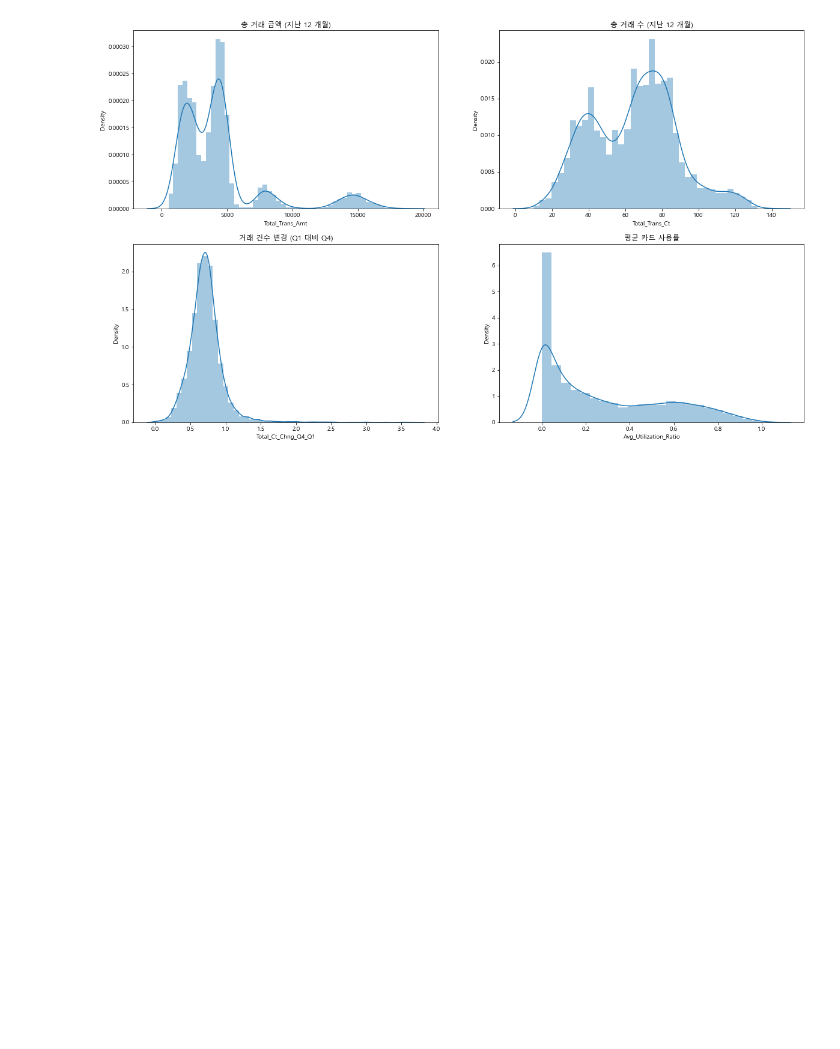
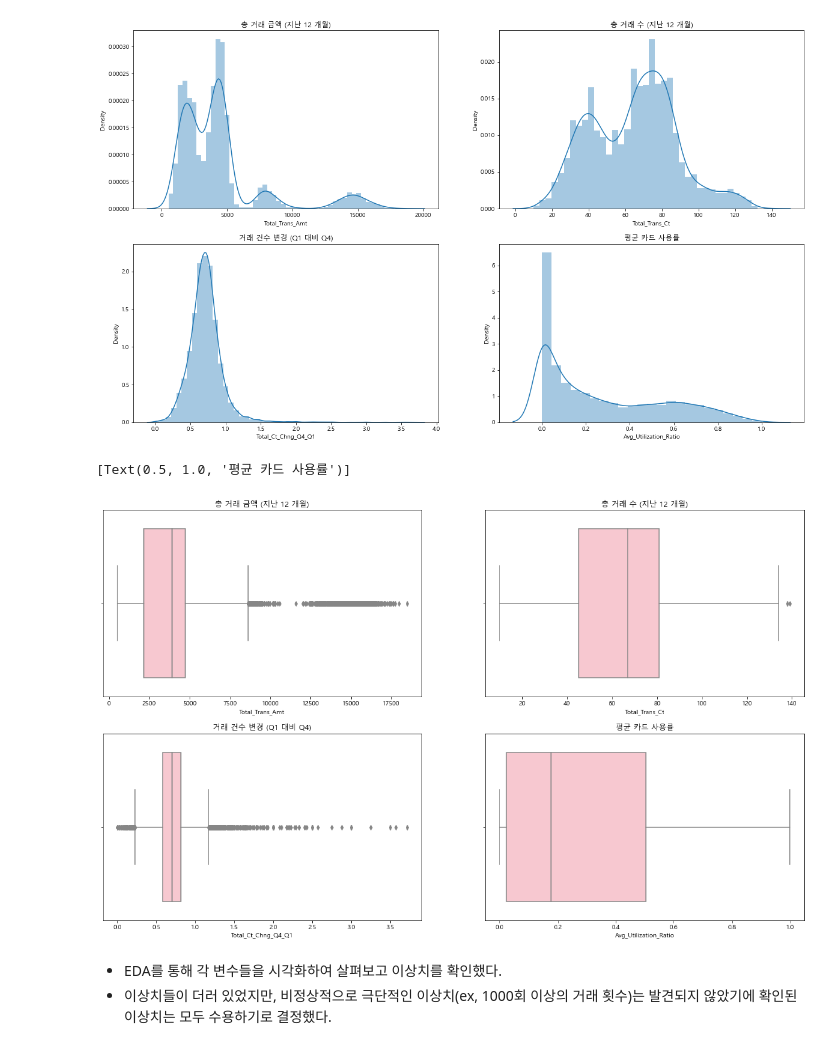
Before and after one commit to Jeong-Bin/DA-PROJECT, a Jupyter notebook: PROJECT_6 신용카드 고객 분석 및 이탈고객 예측.ipynb, the cells around one changed output. Drawn from its saved outputs; the diff is of its cells as text; code cells hidden in the pictures; blank space fills up the shorter version.

```diff
--- a/PROJECT_6 신용카드 고객 분석 및 이탈고객 예측.ipynb
+++ b/PROJECT_6 신용카드 고객 분석 및 이탈고객 예측.ipynb
@@ -212,3 +255,22 @@ ax4.set(title='평균 카드 사용률')
 # %% [output]
 [Text(0.5, 1.0, '평균 카드 사용률')]
 [figure]
+# %%
+figure, ((ax1,ax2), (ax3,ax4)) = plt.subplots(nrows=2, ncols=2)
+figure.set_size_inches(20,12)
+
+sns.boxplot(data=df, x='Total_Trans_Amt', ax=ax1, color="pink")
+sns.boxplot(data=df, x='Total_Trans_Ct', ax=ax2, color="pink")
+sns.boxplot(data=df, x='Total_Ct_Chng_Q4_Q1', ax=ax3, color="pink")
+sns.boxplot(data=df, x='Avg_Utilization_Ratio', ax=ax4, color="pink")
+
+ax1.set(title='총 거래 금액 (지난 12 개월)')
+ax2.set(title='총 거래 수 (지난 12 개월)')
+ax3.set(title='거래 건수 변경 (Q1 대비 Q4)')
+ax4.set(title='평균 카드 사용률')
+# %% [output]
+[Text(0.5, 1.0, '평균 카드 사용률')]
+[figure, added]
+# %% [markdown]
+- EDA를 통해 각 변수들을 시각화하여 살펴보고 이상치를 확인했다.
+- 이상치들이 더러 있었지만, 비정상적으로 극단적인 이상치(ex, 1000회 이상의 거래 횟수)는 발견되지 않았기에 확인된 이상치는 모두 수용하기로 결정했다.
```
Also changed, not shown: parts of 4 cells of this notebook.
